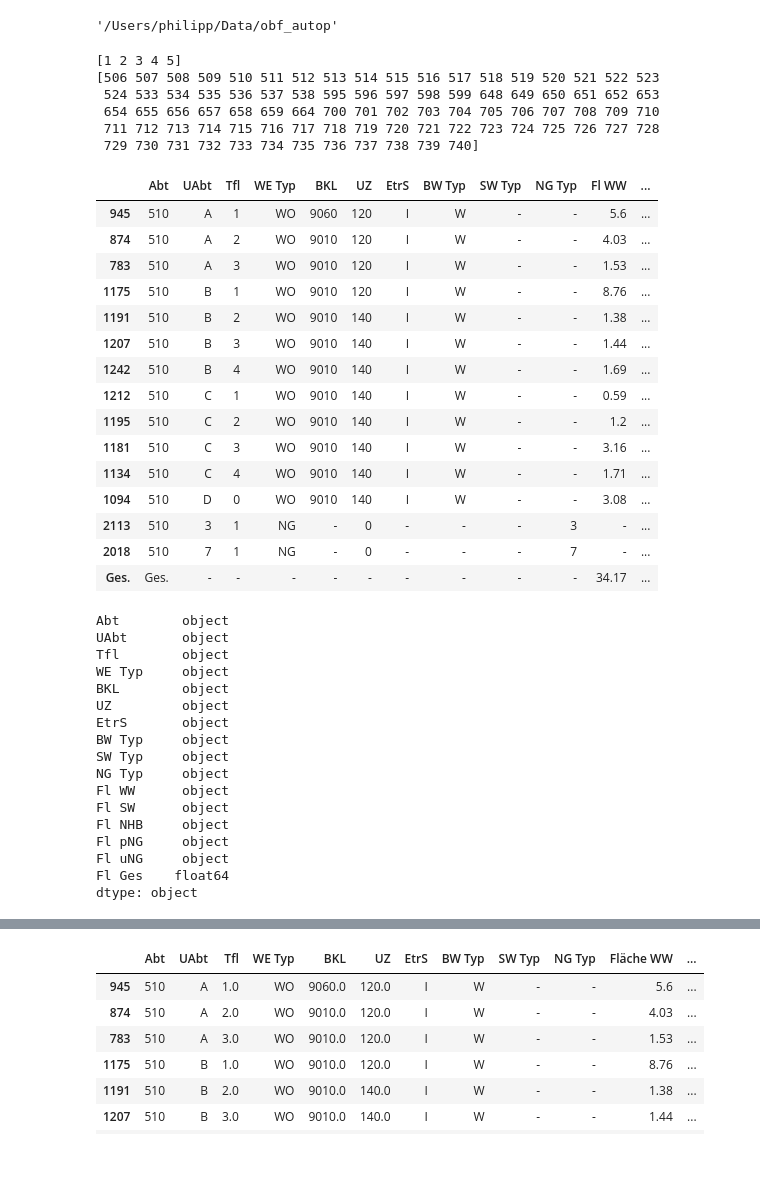
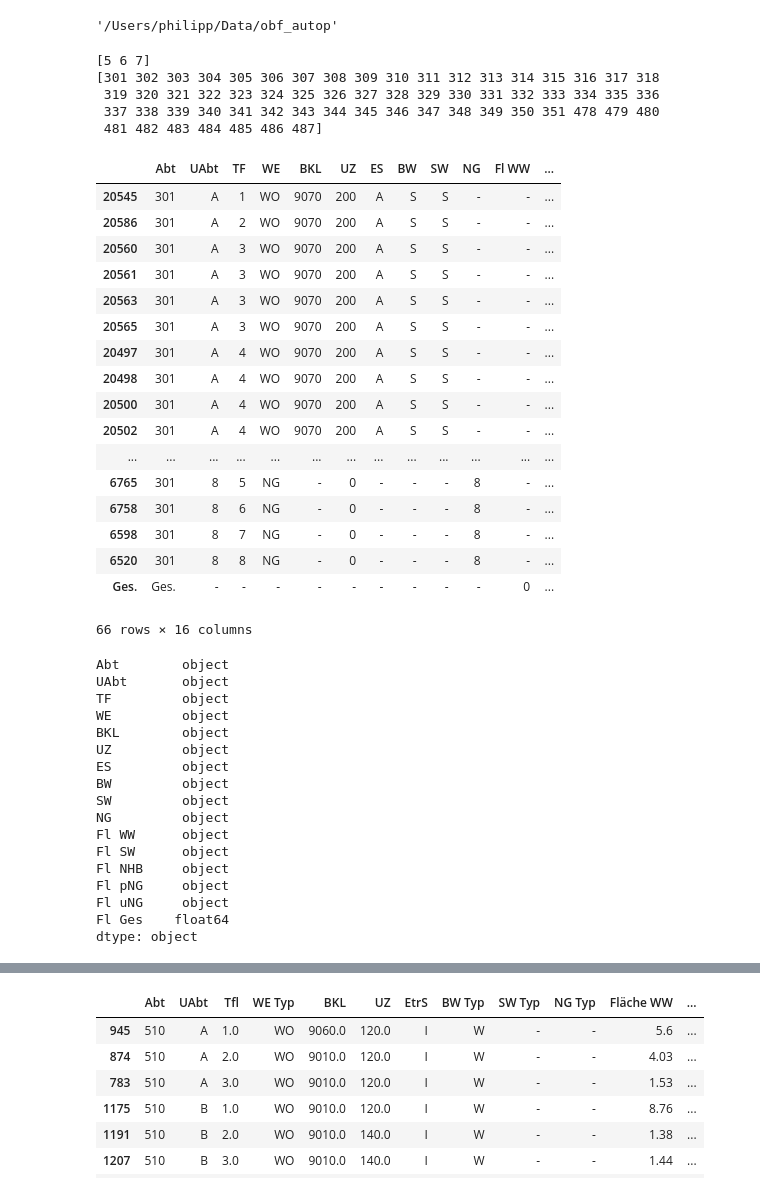
Before and after one commit to satlawa/obf_autop, a Jupyter notebook: flaechentabelle.ipynb, the cells around one changed output, grey strips where cells are left out. Drawn from its saved outputs; the diff is of its cells as text; code cells hidden in the pictures; blank space fills up the shorter version.

```diff
--- a/flaechentabelle.ipynb
+++ b/flaechentabelle.ipynb
@@ -71,7 +68,7 @@ data_path
 '/Users/philipp/Data/obf_autop'
 # %%
 from OBFFlaechentabelle import OBFFlaechentabelle
-data_path = os.path.join(home_path, 'Data', 'obf_autop', 'TO1356', 'to_1356_sap.XLS')
+data_path = os.path.join(home_path, 'Data', 'obf_autop', 'TO1361', 'to_1361_sap.XLS')
 obf_flt = OBFFlaechentabelle(pd.read_csv(data_path, sep='\t', encoding = "ISO-8859-1", decimal=',', error_bad_lines=False))
 # %%
 data_raw = pd.read_csv(data_path, sep='\t', encoding = "ISO-8859-1", decimal=',', error_bad_lines=False)
@@ -82,45 +79,46 @@ flt = OBFFlaechentabelle(data_raw)
 print(flt.fr)
 print(flt.fr_abt[0])
 # %% [output]
-[1 2 3 4 5]
-[506 507 508 509 510 511 512 513 514 515 516 517 518 519 520 521 522 523
- 524 533 534 535 536 537 538 595 596 597 598 599 648 649 650 651 652 653
- 654 655 656 657 658 659 664 700 701 702 703 704 705 706 707 708 709 710
- 711 712 713 714 715 716 717 718 719 720 721 722 723 724 725 726 727 728
- 729 730 731 732 733 734 735 736 737 738 739 740]
+[5 6 7]
+[301 302 303 304 305 306 307 308 309 310 311 312 313 314 315 316 317 318
+ 319 320 321 322 323 324 325 326 327 328 329 330 331 332 333 334 335 336
+ 337 338 339 340 341 342 343 344 345 346 347 348 349 350 351 478 479 480
+ 481 482 483 484 485 486 487]
 # %%
-x = flt.create_table(1,510)
+x = flt.create_table(5,301)
 x
 # %% [output]
-|  | Abt | UAbt | Tfl | WE Typ | BKL | UZ | EtrS | BW Typ | SW Typ | NG Typ | Fl WW | ... |
-| 945 | 510 | A | 1 | WO | 9060 | 120 | I | W | - | - | 5.6 | ... |
-| 874 | 510 | A | 2 | WO | 9010 | 120 | I | W | - | - | 4.03 | ... |
-| 783 | 510 | A | 3 | WO | 9010 | 120 | I | W | - | - | 1.53 | ... |
-| 1175 | 510 | B | 1 | WO | 9010 | 120 | I | W | - | - | 8.76 | ... |
-| 1191 | 510 | B | 2 | WO | 9010 | 140 | I | W | - | - | 1.38 | ... |
-| 1207 | 510 | B | 3 | WO | 9010 | 140 | I | W | - | - | 1.44 | ... |
-| 1242 | 510 | B | 4 | WO | 9010 | 140 | I | W | - | - | 1.69 | ... |
-| 1212 | 510 | C | 1 | WO | 9010 | 140 | I | W | - | - | 0.59 | ... |
-| 1195 | 510 | C | 2 | WO | 9010 | 140 | I | W | - | - | 1.2 | ... |
-| 1181 | 510 | C | 3 | WO | 9010 | 140 | I | W | - | - | 3.16 | ... |
-| 1134 | 510 | C | 4 | WO | 9010 | 140 | I | W | - | - | 1.71 | ... |
-| 1094 | 510 | D | 0 | WO | 9010 | 140 | I | W | - | - | 3.08 | ... |
-| 2113 | 510 | 3 | 1 | NG | - | 0 | - | - | - | 3 | - | ... |
-| 2018 | 510 | 7 | 1 | NG | - | 0 | - | - | - | 7 | - | ... |
-| Ges. | Ges. | - | - | - | - | - | - | - | - | - | 34.17 | ... |
+|  | Abt | UAbt | TF | WE | BKL | UZ | ES | BW | SW | NG | Fl WW | ... |
+| 20545 | 301 | A | 1 | WO | 9070 | 200 | A | S | S | - | - | ... |
+| 20586 | 301 | A | 2 | WO | 9070 | 200 | A | S | S | - | - | ... |
+| 20560 | 301 | A | 3 | WO | 9070 | 200 | A | S | S | - | - | ... |
+| 20561 | 301 | A | 3 | WO | 9070 | 200 | A | S | S | - | - | ... |
+| 20563 | 301 | A | 3 | WO | 9070 | 200 | A | S | S | - | - | ... |
+| 20565 | 301 | A | 3 | WO | 9070 | 200 | A | S | S | - | - | ... |
+| 20497 | 301 | A | 4 | WO | 9070 | 200 | A | S | S | - | - | ... |
+| 20498 | 301 | A | 4 | WO | 9070 | 200 | A | S | S | - | - | ... |
+| 20500 | 301 | A | 4 | WO | 9070 | 200 | A | S | S | - | - | ... |
+| 20502 | 301 | A | 4 | WO | 9070 | 200 | A | S | S | - | - | ... |
+| ... | ... | ... | ... | ... | ... | ... | ... | ... | ... | ... | ... | ... |
+| 6765 | 301 | 8 | 5 | NG | - | 0 | - | - | - | 8 | - | ... |
+| 6758 | 301 | 8 | 6 | NG | - | 0 | - | - | - | 8 | - | ... |
+| 6598 | 301 | 8 | 7 | NG | - | 0 | - | - | - | 8 | - | ... |
+| 6520 | 301 | 8 | 8 | NG | - | 0 | - | - | - | 8 | - | ... |
+| Ges. | Ges. | - | - | - | - | - | - | - | - | - | 0 | ... |
+66 rows × 16 columns
 # %%
 x.dtypes
 # %% [output]
 Abt        object
 UAbt       object
-Tfl        object
-WE Typ     object
+TF         object
+WE         object
 BKL        object
 UZ         object
-EtrS       object
-BW Typ     object
-SW Typ     object
-NG Typ     object
+ES         object
+BW         object
+SW         object
+NG         object
 Fl WW      object
 Fl SW      object
 Fl NHB     object
```
Also changed, not shown: parts of 11 cells of this notebook, 4 other files.
